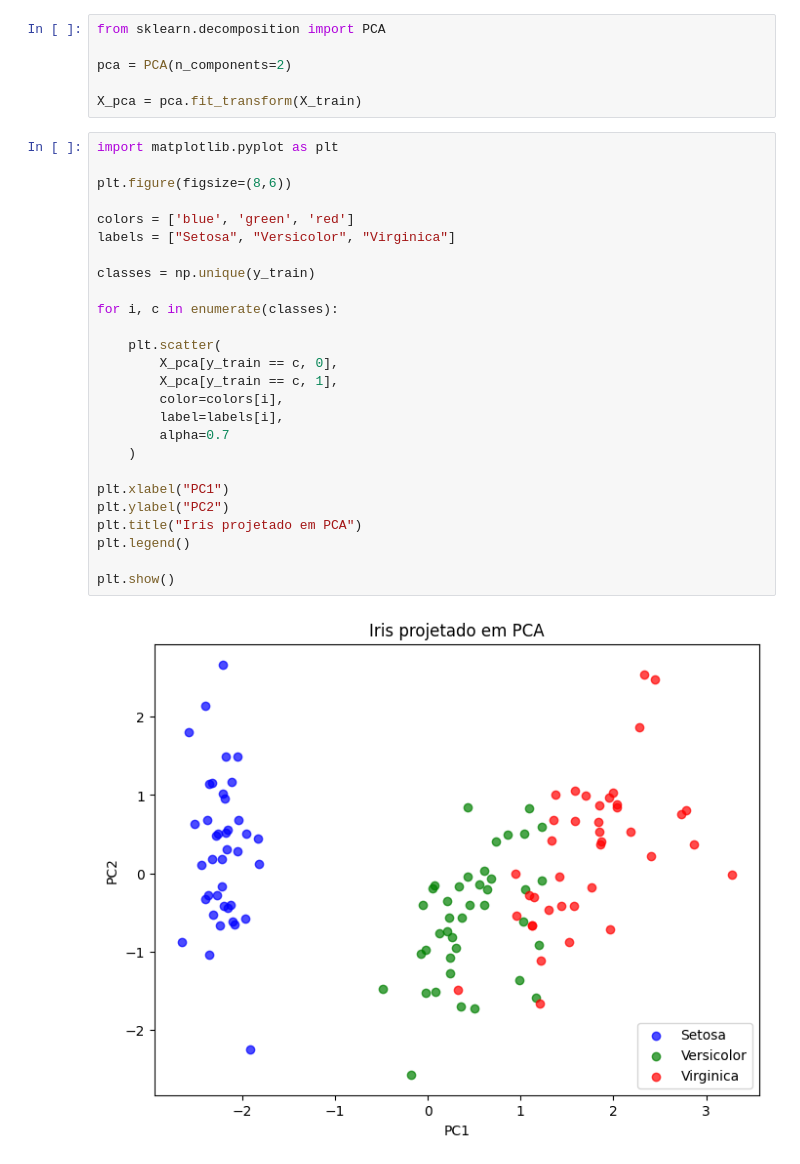
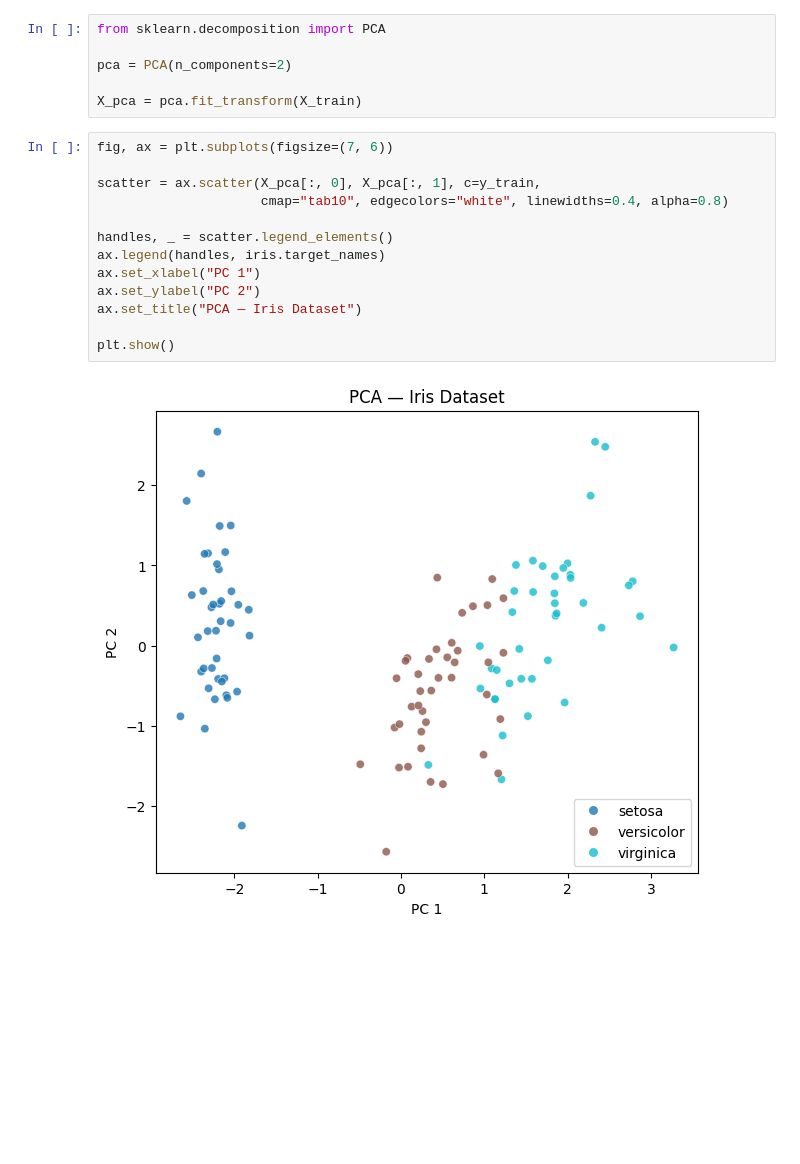
Before and after one commit to gabdourado/AI, a Jupyter notebook: Machine-Learning/Instance-Based/KNN/K_Nearest_Neighbors.ipynb, the cells around one changed output. Drawn from its saved outputs; the diff is of its cells as text; blank space fills up the shorter version.

```diff
--- a/Machine-Learning/Instance-Based/KNN/K_Nearest_Neighbors.ipynb
+++ b/Machine-Learning/Instance-Based/KNN/K_Nearest_Neighbors.ipynb
@@ -247,31 +243,18 @@ from sklearn.decomposition import PCA
 pca = PCA(n_components=2)
 
 X_pca = pca.fit_transform(X_train)
-# %%
-import matplotlib.pyplot as plt
-
-plt.figure(figsize=(8,6))
-
-colors = ['blue', 'green', 'red']
-labels = ["Setosa", "Versicolor", "Virginica"]
-
-classes = np.unique(y_train)
-
-for i, c in enumerate(classes):
-
-    plt.scatter(
-        X_pca[y_train == c, 0],
-        X_pca[y_train == c, 1],
-        color=colors[i],
-        label=labels[i],
-        alpha=0.7
-    )
-
-plt.xlabel("PC1")
-plt.ylabel("PC2")
-plt.title("Iris projetado em PCA")
-plt.legend()
-
-plt.show()
-# %% [output]
-[figure, removed]
+# %%
+fig, ax = plt.subplots(figsize=(7, 6))
+
+scatter = ax.scatter(X_pca[:, 0], X_pca[:, 1], c=y_train,
+                     cmap="tab10", edgecolors="white", linewidths=0.4, alpha=0.8)
+
+handles, _ = scatter.legend_elements()
+ax.legend(handles, iris.target_names)
+ax.set_xlabel("PC 1")
+ax.set_ylabel("PC 2")
+ax.set_title("PCA — Iris Dataset")
+
+plt.show()
+# %% [output]
+[figure, added]
```
Also changed, not shown: parts of 3 cells of this notebook.
